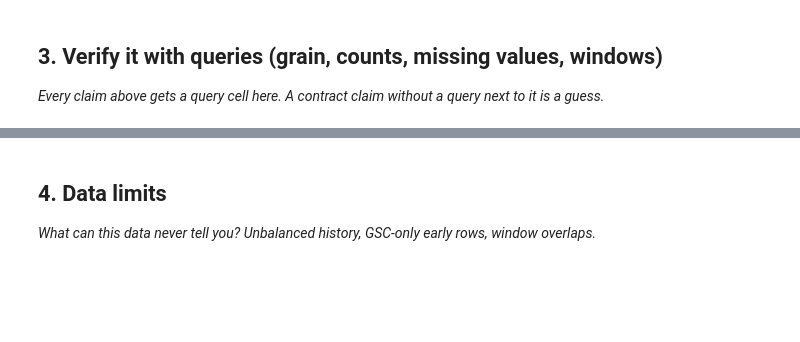
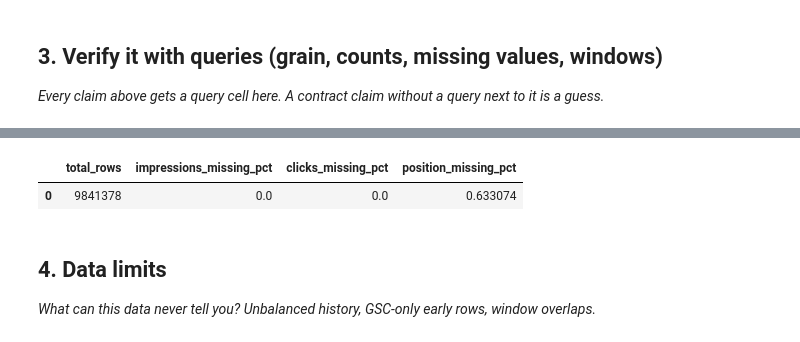
Before and after one commit to azanshah459/FlyRank-ML-Internship, a Jupyter notebook: work/notebooks/w03_data_contract.ipynb, the cells around one changed output, grey strips where cells are left out. Cells and saved outputs as stored; diff of their text form; code cells hidden in the pictures; blank space fills up the shorter version.

```diff
--- a/work/notebooks/w03_data_contract.ipynb
+++ b/work/notebooks/w03_data_contract.ipynb
@@ -21,3 +197,30 @@ This skeleton is yours to fill. Work the sections **in order** — each one has
+# %%
+missingness = con.sql(f"""
+SELECT
+    COUNT(*) AS total_rows,
+
+    AVG(CASE
+        WHEN gsc_impressions IS NULL THEN 1.0
+        ELSE 0.0
+    END) AS impressions_missing_pct,
+
+    AVG(CASE
+        WHEN gsc_clicks IS NULL THEN 1.0
+        ELSE 0.0
+    END) AS clicks_missing_pct,
+
+    AVG(CASE
+        WHEN gsc_avg_position IS NULL THEN 1.0
+        ELSE 0.0
+    END) AS position_missing_pct
+
+FROM {MARCH}
+""").df()
+
+display(missingness)
+# %% [output]
+|  | total_rows | impressions_missing_pct | clicks_missing_pct | position_missing_pct |
+| 0 | 9841378 | 0.0 | 0.0 | 0.633074 |
 # %% [markdown]
 ## 4. Data limits
 
```
Also changed, not shown: parts of 14 cells of this notebook.
